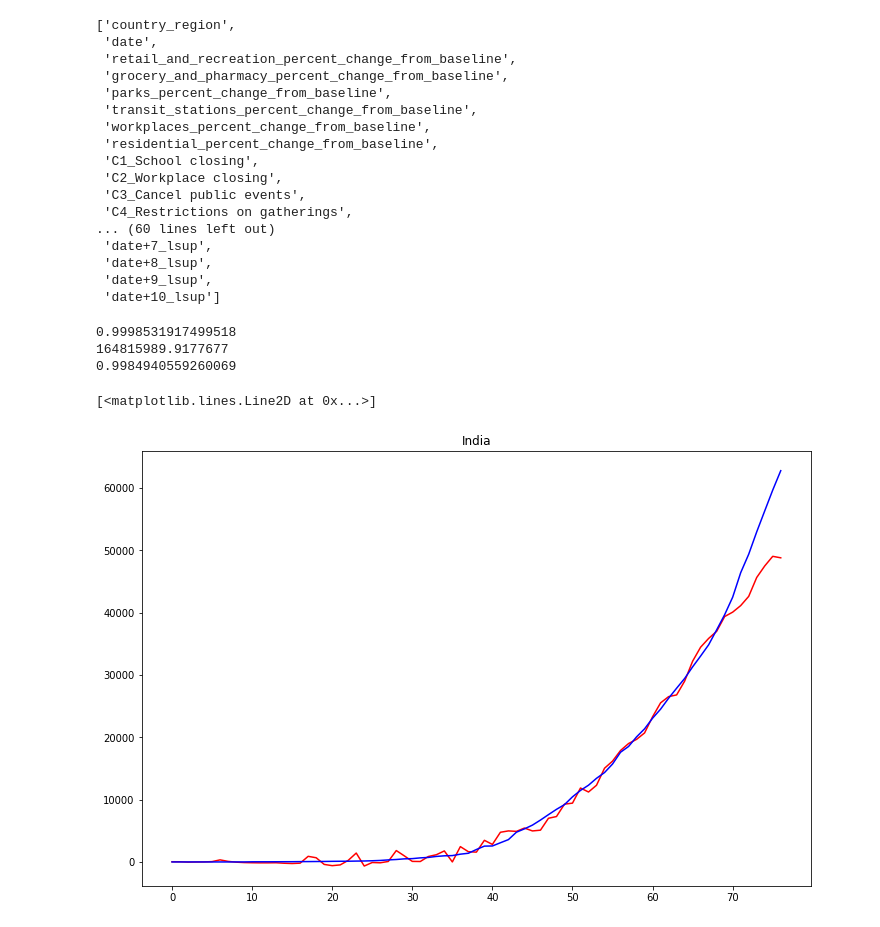
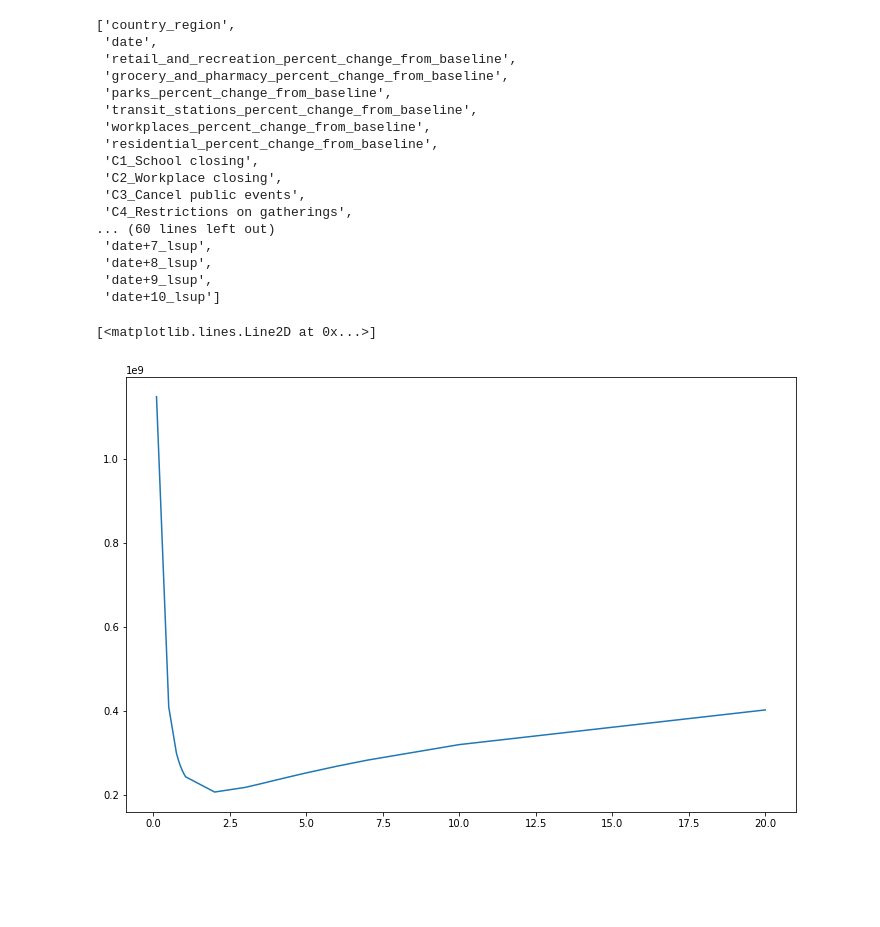
Before and after one commit to nyu-ds-2019/covid-19, a Jupyter notebook: results/polyreg.ipynb, the cells around one changed output. Drawn from its saved outputs; the diff is of its cells as text; code cells hidden in the pictures; blank space fills up the shorter version.

```diff
--- a/results/polyreg.ipynb
+++ b/results/polyreg.ipynb
@@ -131,12 +134,26 @@ for country in COUNTRIES:
 
     all_countries_df = all_countries_df.append(country_shifted_df)
 # %%
-train_subset = all_countries_df[all_countries_df['date'] <= '2020-04-25']
-test_subset = all_countries_df[all_countries_df['date'] > '2020-04-25']
+# fit polynomial regressor
 
-X_train = train_subset[TRAIN_COLUMNS]
+SIGNIFICANT_TRAIN_COLUMNS = TRAIN_COLUMNS.copy()
+# SIGNIFICANT_TRAIN_COLUMNS.remove('grocery_and_pharmacy_percent_change_from_baseline')
+# SIGNIFICANT_TRAIN_COLUMNS.remove('H3_Contact tracing')
+# SIGNIFICANT_TRAIN_COLUMNS.remove('C8_International travel controls')
+# SIGNIFICANT_TRAIN_COLUMNS.remove('population_density')
+# SIGNIFICANT_TRAIN_COLUMNS.remove('C2_Workplace closing')
+# SIGNIFICANT_TRAIN_COLUMNS.remove('residential_percent_change_from_baseline')
+
+train_subset = all_countries_df[all_countries_df['date'] <= '2020-04-24']
+test_subset = all_countries_df[all_countries_df['date'] > '2020-04-24']
+val_subset = test_subset[test_subset['date'] <= '2020-04-30']
+test_subset = test_subset[test_subset['date'] > '2020-04-30']
+
+X_train = train_subset[SIGNIFICANT_TRAIN_COLUMNS]
 y_train = train_subset[SHIFT_COL_TARGET]
-X_test = test_subset[TRAIN_COLUMNS]
+X_val = val_subset[SIGNIFICANT_TRAIN_COLUMNS]
+y_val = val_subset[SHIFT_COL_TARGET]
+X_test = test_subset[SIGNIFICANT_TRAIN_COLUMNS]
 y_test = test_subset[SHIFT_COL_TARGET]
 
 poly = PolynomialFeatures(3)
@@ -145,17 +162,33 @@ X_train_poly = poly.fit_transform(X_train)
 scaler = preprocessing.StandardScaler().fit(X_train_poly)
 
 X_train_poly = scaler.transform(X_train_poly)
-X_test_poly = scaler.transform(poly.fit_transform(X_test))
+X_val_poly = scaler.transform(poly.transform(X_val))
+X_test_poly = scaler.transform(poly.transform(X_test))
 
 # reg = LinearRegression().fit(X_train_poly, y_train)
-reg = Ridge(alpha = 10).fit(X_train_poly, y_train)
-print(reg.score(X_train_poly, y_train))
-test_pred = reg.predict(X_test_poly)
-print(mean_squared_error(y_test, test_pred))
-print(r2_score(y_test, test_pred))
+# reg = Ridge(alpha = 10).fit(X_train_poly, y_train)
+# print(reg.score(X_train_poly, y_train))
+# test_pred = reg.predict(X_test_poly)
+# print(mean_squared_error(y_test, test_pred))
+# print(r2_score(y_test, test_pred))
 
-train_pred = reg.predict(X_train_poly)
+# train_pred = reg.predict(X_train_poly)
+
+L2_REGS = [0.1, 0.5, 0.75, 0.8, 0.82, 0.85, 0.87, 0.9, 0.93, 0.95, 1, 1.05, 2, 3, 3.5, 4, 4.5, 5, 6, 7, 10, 20]
+# L2_REGS = [10, 20, 30, 40, 50, 60, 70, 80, 90, 95, 96, 97, 98, 100, 105, 110, 120]
+VAL_MSES = []
+VAL_R2 = []
+for l2_reg in L2_REGS:
+    reg = Ridge(alpha = l2_reg).fit(X_train_poly, y_train)
+    val_pred = reg.predict(X_val_poly)
+    val_mse = mean_squared_error(y_val, val_pred)
+    val_r2 = r2_score(y_val, val_pred)
+    VAL_MSES.append(val_mse)
+    VAL_R2.append(val_r2)
-# %% [output]
-0.9998531917499518
-164815989.9177677
-0.9984940559260069
+# %%
+plt.figure(figsize = (12, 8))
+# plt.plot(L2_REGS, VAL_MSES)
+plt.plot(L2_REGS, VAL_MSES)
+# %% [output]
+[<matplotlib.lines.Line2D at 0x...>]
+[figure, added]
@@ -170,16 +219,6 @@ countries_with_preds = pd.DataFrame(data = {
     'preds' : all_preds,
     'gt': all_gt
 })
-# %%
-country_preds = countries_with_preds[countries_with_preds['country'] == 'India']
-dates = np.arange(country_preds.shape[0])
-plt.figure(figsize = (12, 8))
-plt.title('India')
-plt.plot(dates, country_preds['preds'], 'r-')
-plt.plot(dates, country_preds['gt'], 'b-')
-# %% [output]
-[<matplotlib.lines.Line2D at 0x...>]
-[figure, removed]
 # %%
 fig, (
     (ax11, ax12, ax13),
```
Also changed, not shown: parts of 5 cells of this notebook, 1 other file.
